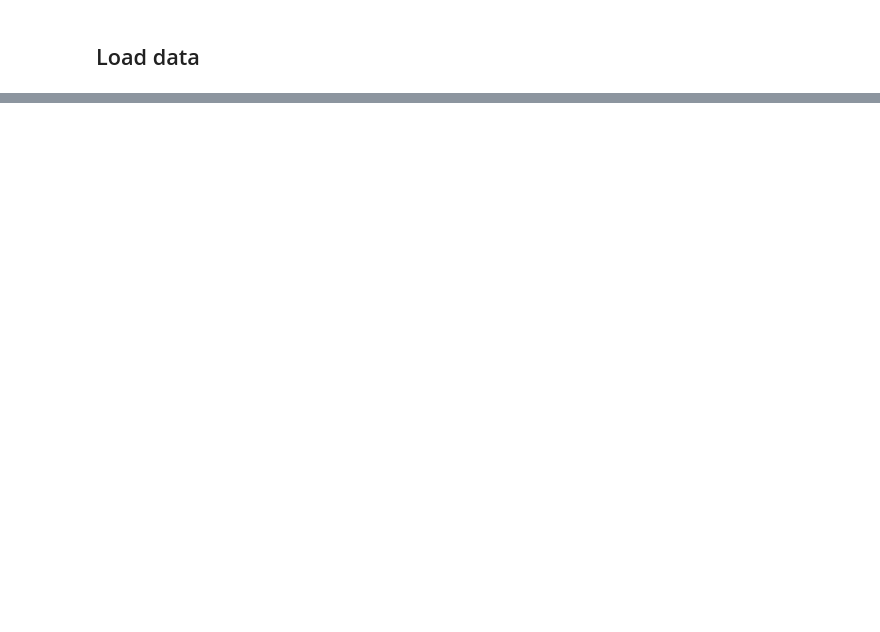
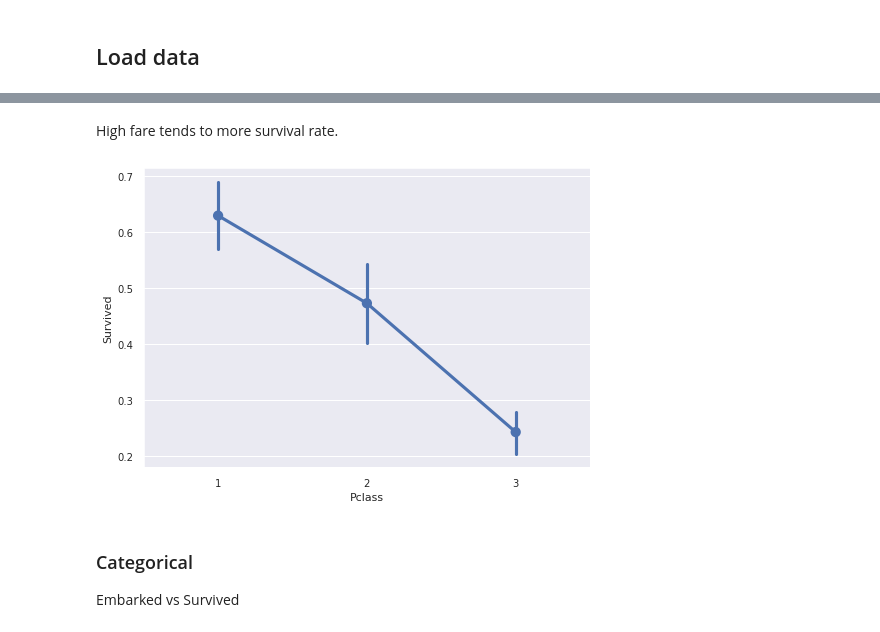
Before and after one commit to adriancervero/kaggle, a Jupyter notebook: Titanic/titanic.ipynb, the cells around one changed output, grey strips where cells are left out. Cells and saved outputs as stored; diff of their text form; code cells hidden in the pictures; blank space fills up the shorter version.

```diff
--- a/Titanic/titanic.ipynb
+++ b/Titanic/titanic.ipynb
@@ -22,0 +247,9 @@ test = pd.read_csv('/kaggle/input/titanic/test.csv')
+# %% [markdown]
+High fare tends to more survival rate.
+# %%
+sns.pointplot('Pclass', 'Survived', data=train);
+# %% [output]
+[figure, added]
+# %% [markdown]
+### Categorical
+Embarked vs Survived
```
Also changed, not shown: parts of 175 cells of this notebook.
